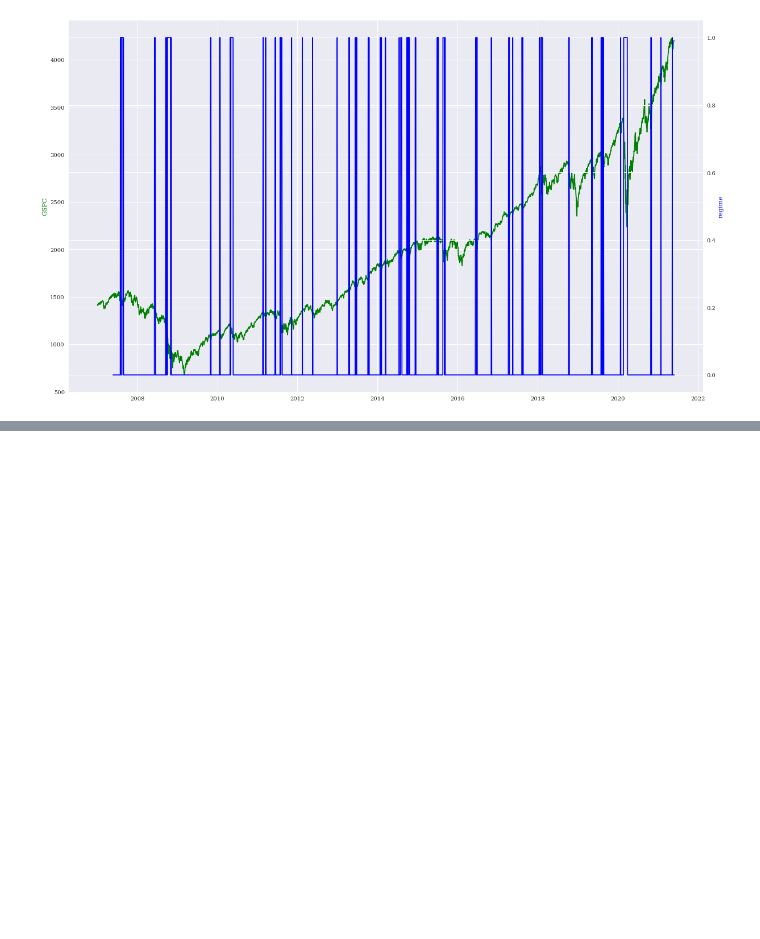
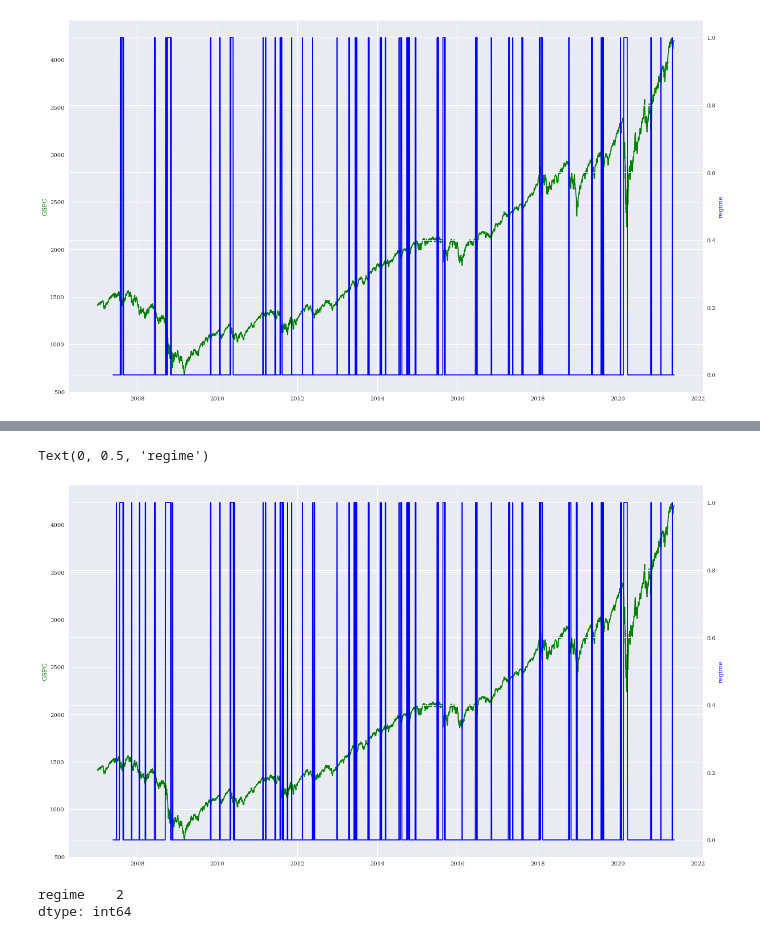
Before and after one commit to QAM-ATC/Risk, a Jupyter notebook: RegimeSignal.ipynb, the cells around one changed output, grey strips where cells are left out. Drawn from its saved outputs; the diff is of its cells as text; code cells hidden in the pictures; blank space fills up the shorter version.

Commit message:
Combined with VIX Signal

```diff
--- a/RegimeSignal.ipynb
+++ b/RegimeSignal.ipynb
@@ -107,0 +153,20 @@ Text(0, 0.5, 'regime')
+# %%
+fig, ax1 = plt.subplots(figsize=(20,12))
+
+combinedRegime = pd.DataFrame(index=vix.index)
+combinedRegime['regime'] = (vix['regime']+vvixDf['regime'])
+combinedRegime[combinedRegime['regime']>0] = 1
+ax2 = ax1.twinx()
+ax1.plot(prices['^GSPC'], 'g-')
+ax2.plot(combinedRegime['regime'], 'b-')
+
+ax1.set_ylabel('GSPC', color='g')
+ax2.set_ylabel('regime', color='b')
+# %% [output]
+Text(0, 0.5, 'regime')
+[figure, added]
+# %%
+combinedRegime.nunique()
+# %% [output]
+regime    2
+dtype: int64
```
Also changed, not shown: parts of 7 cells of this notebook.
